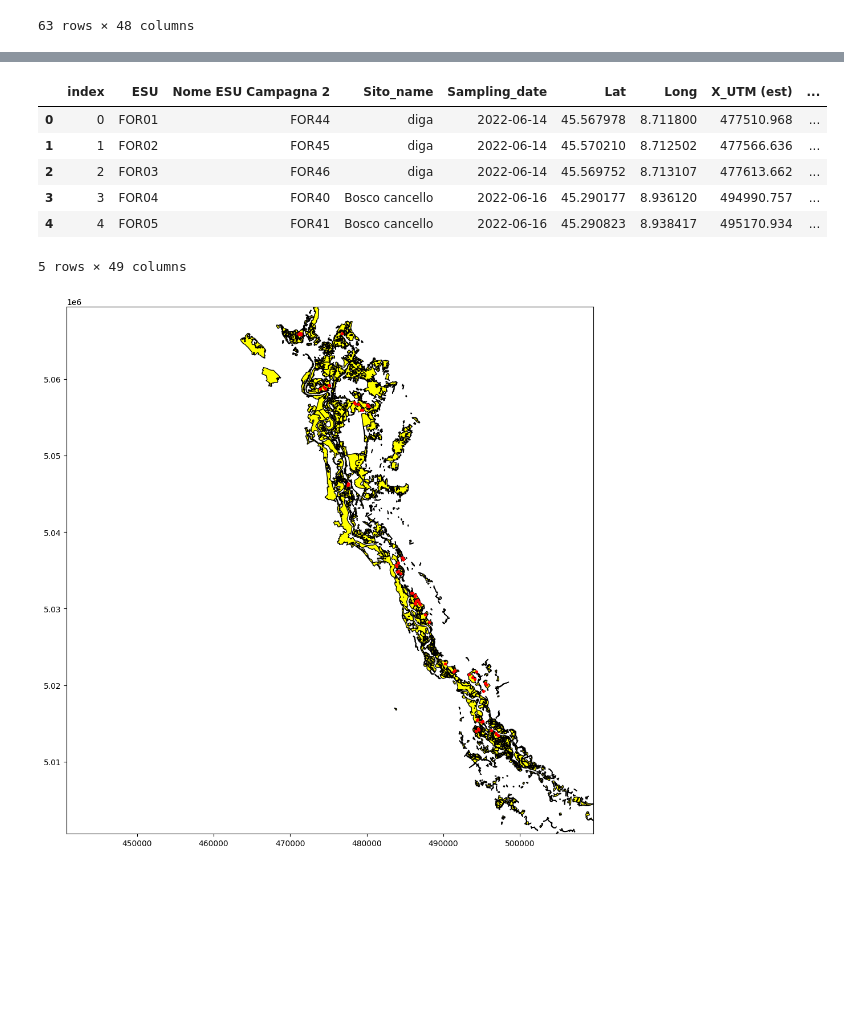
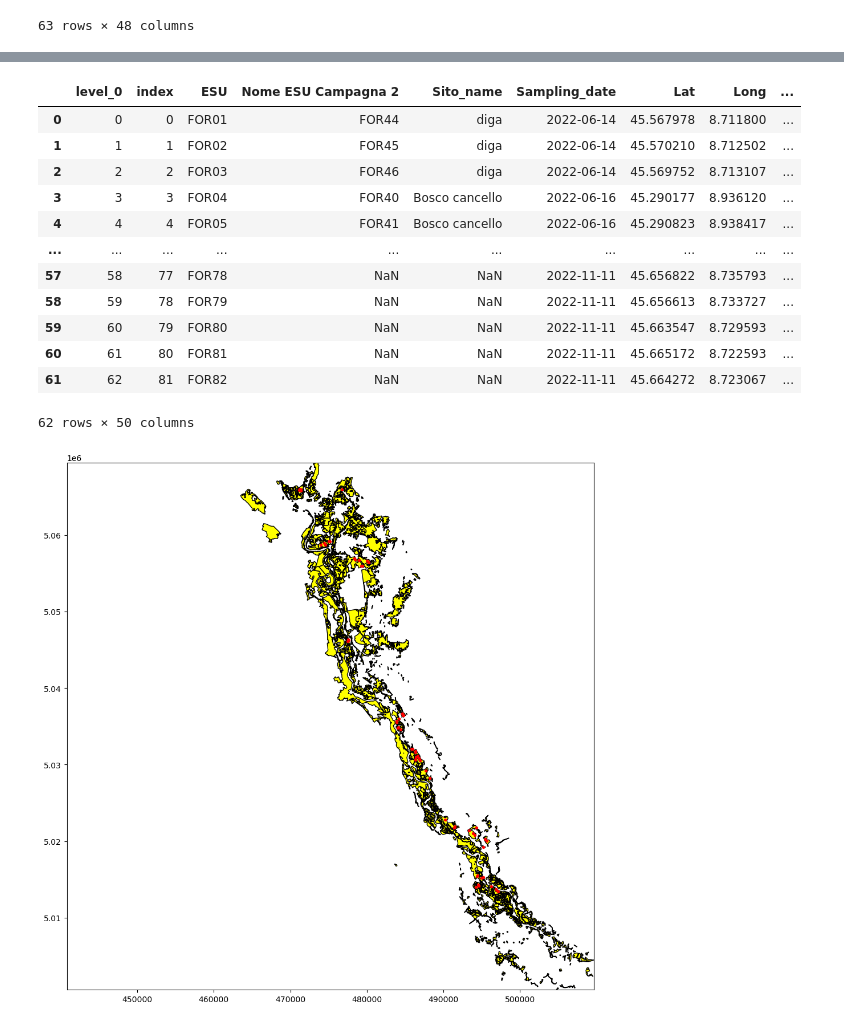
Before and after one commit to IAGO1215/TicinoBiodivMapBicocca, a Jupyter notebook: Python/3-Field Biodiversity Data Process.ipynb, the cells around one changed output, grey strips where cells are left out. Saved outputs shown, nothing was run; the diff lists cells and outputs as text; code cells hidden in the pictures; blank space fills up the shorter version.

```diff
--- a/Python/3-Field Biodiversity Data Process.ipynb
+++ b/Python/3-Field Biodiversity Data Process.ipynb
@@ -156,3 +159,9 @@ df_FieldSpezie_Core
 | 61 | 80 | FOR81 | NaN | NaN | 2022-11-11 | 45.665172 | 8.722593 | 478390.540 | ... |
 | 62 | 81 | FOR82 | NaN | NaN | 2022-11-11 | 45.664272 | 8.723067 | 478427.118 | ... |
 63 rows × 48 columns
+# %%
+# Drop the points which fall outside our RoI (Actually because there is human error in recording the coordinates)
+row_drop_error = df_FieldSpezie_Core[df_FieldSpezie_Core['ESU'] == 'FOR55'].index
+row_drop_error[0]
+df_FieldSpezie_Final = df_FieldSpezie_Core.drop([row_drop_error[0]]).reset_index()
+df_FieldSpezie_Final
@@ -159,19 +182,25 @@ df_FieldSpezie_Core
 # %%
 # Finally create our geodataframe
 gdf_FieldSpezie = gpd.GeoDataFrame(
-    df_FieldSpezie_Core,
-    geometry = gpd.points_from_xy(df_FieldSpezie_Core['X_UTM (est)'], df_FieldSpezie_Core['Y_UTM (nord)']),
+    df_FieldSpezie_Final,
+    geometry = gpd.points_from_xy(df_FieldSpezie_Final['X_UTM (est)'], df_FieldSpezie_Final['Y_UTM (nord)']),
     crs="EPSG:32632"
 )
-gdf_FieldSpezie.head()
+gdf_FieldSpezie
 # %% [output]
-|  | index | ESU | Nome ESU Campagna 2 | Sito_name | Sampling_date | Lat | Long | X_UTM (est) | ... |
-| 0 | 0 | FOR01 | FOR44 | diga | 2022-06-14 | 45.567978 | 8.711800 | 477510.968 | ... |
-| 1 | 1 | FOR02 | FOR45 | diga | 2022-06-14 | 45.570210 | 8.712502 | 477566.636 | ... |
-| 2 | 2 | FOR03 | FOR46 | diga | 2022-06-14 | 45.569752 | 8.713107 | 477613.662 | ... |
-| 3 | 3 | FOR04 | FOR40 | Bosco cancello | 2022-06-16 | 45.290177 | 8.936120 | 494990.757 | ... |
-| 4 | 4 | FOR05 | FOR41 | Bosco cancello | 2022-06-16 | 45.290823 | 8.938417 | 495170.934 | ... |
+|  | level_0 | index | ESU | Nome ESU Campagna 2 | Sito_name | Sampling_date | Lat | Long | ... |
+| 0 | 0 | 0 | FOR01 | FOR44 | diga | 2022-06-14 | 45.567978 | 8.711800 | ... |
+| 1 | 1 | 1 | FOR02 | FOR45 | diga | 2022-06-14 | 45.570210 | 8.712502 | ... |
+| 2 | 2 | 2 | FOR03 | FOR46 | diga | 2022-06-14 | 45.569752 | 8.713107 | ... |
+| 3 | 3 | 3 | FOR04 | FOR40 | Bosco cancello | 2022-06-16 | 45.290177 | 8.936120 | ... |
+| 4 | 4 | 4 | FOR05 | FOR41 | Bosco cancello | 2022-06-16 | 45.290823 | 8.938417 | ... |
+| ... | ... | ... | ... | ... | ... | ... | ... | ... | ... |
+| 57 | 58 | 77 | FOR78 | NaN | NaN | 2022-11-11 | 45.656822 | 8.735793 | ... |
+| 58 | 59 | 78 | FOR79 | NaN | NaN | 2022-11-11 | 45.656613 | 8.733727 | ... |
+| 59 | 60 | 79 | FOR80 | NaN | NaN | 2022-11-11 | 45.663547 | 8.729593 | ... |
+| 60 | 61 | 80 | FOR81 | NaN | NaN | 2022-11-11 | 45.665172 | 8.722593 | ... |
+| 61 | 62 | 81 | FOR82 | NaN | NaN | 2022-11-11 | 45.664272 | 8.723067 | ... |
-5 rows × 49 columns
+62 rows × 50 columns
 # %%
 # Read our field shapefile
 shp_Field = gpd.read_file(cwd_Field + '\\ShapefileCorretti\\confini_foreste_corretti.shp')
```
Also changed, not shown: parts of 3 cells of this notebook, 3 other files.
